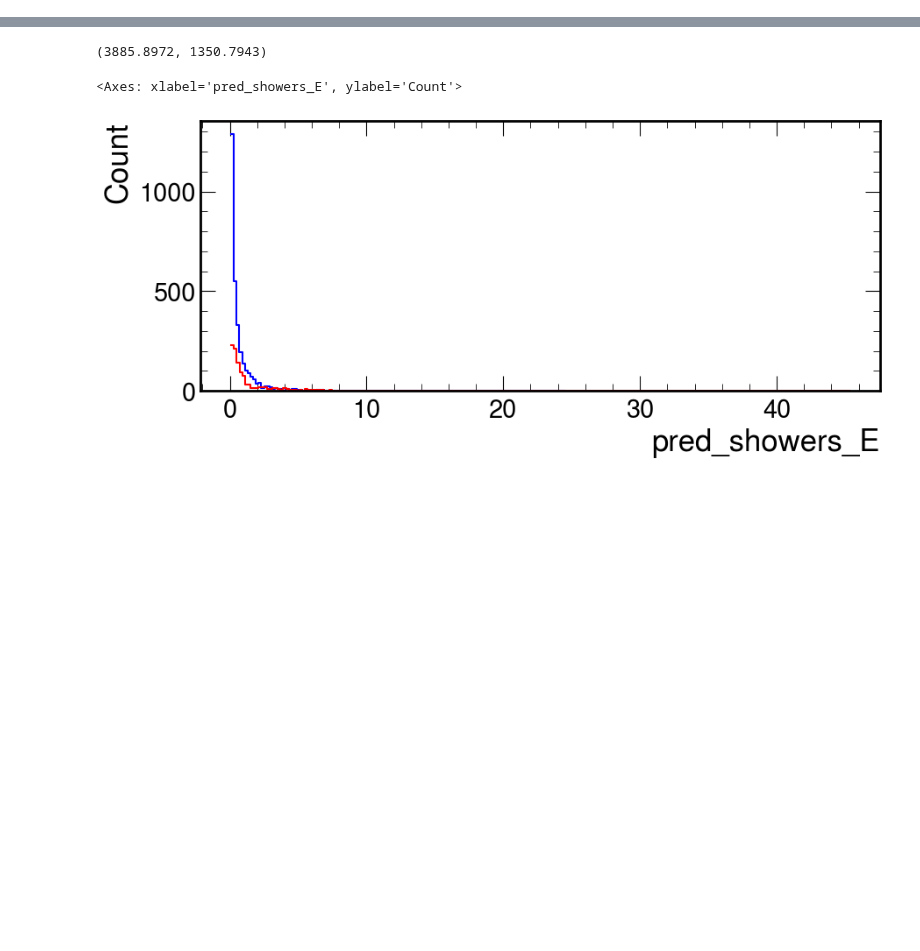
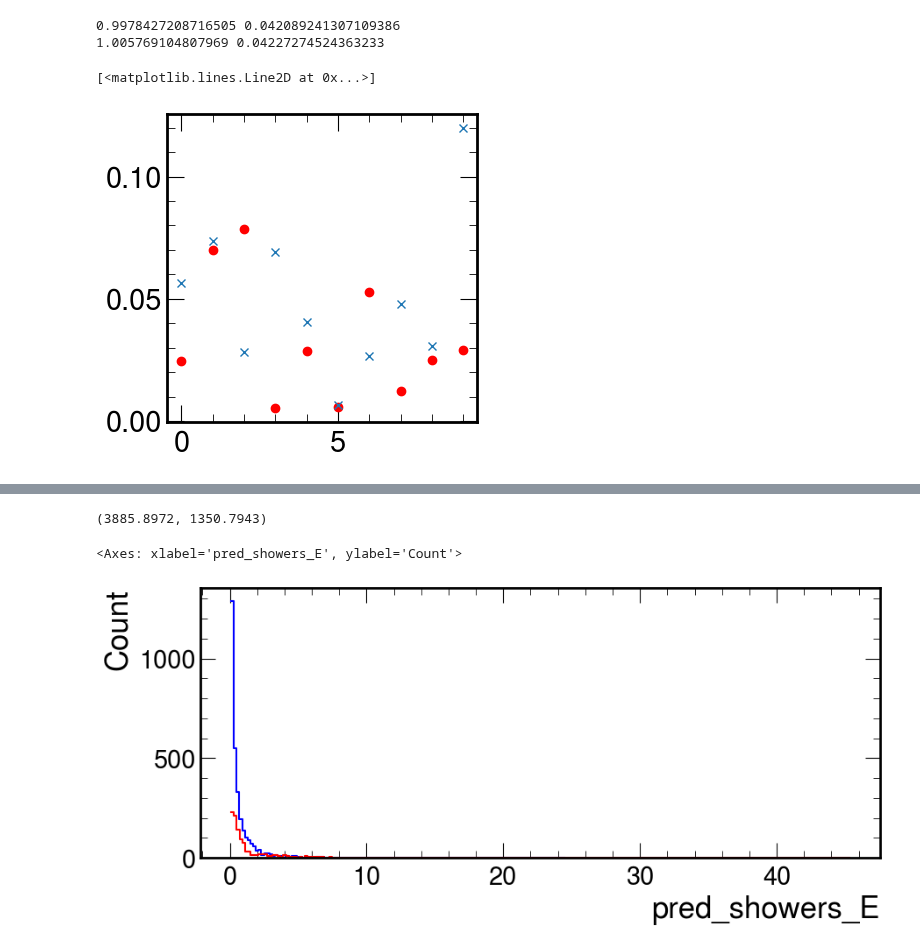
Before and after one commit to selvaggi/mlpf, a Jupyter notebook: notebooks/18_efficiency_Hss_plot.ipynb, the cells around one changed output, grey strips where cells are left out. Saved outputs shown, nothing was run; the diff lists cells and outputs as text; code cells hidden in the pictures; blank space fills up the shorter version.

```diff
--- a/notebooks/18_efficiency_Hss_plot.ipynb
+++ b/notebooks/18_efficiency_Hss_plot.ipynb
@@ -69,0 +273,13 @@ sd_pandora[0:20]
+# %%
+print(mean_mass_p, var_mass_p)
+print(mean_mass, var_mass)
+# %% [output]
+0.9978427208716505 0.042089241307109386
+1.005769104807969 0.04227274524363233
+# %%
+plt.figure(figsize=(4,4))
+plt.plot(np.abs(1-distr_mass[0:10]), 'or')
+plt.plot(np.abs(1-distr_mass_p[0:10]), 'x')
+# %% [output]
+[<matplotlib.lines.Line2D at 0x...>]
+[figure, added]
```
Also changed, not shown: parts of 28 cells of this notebook, 34 other files.
